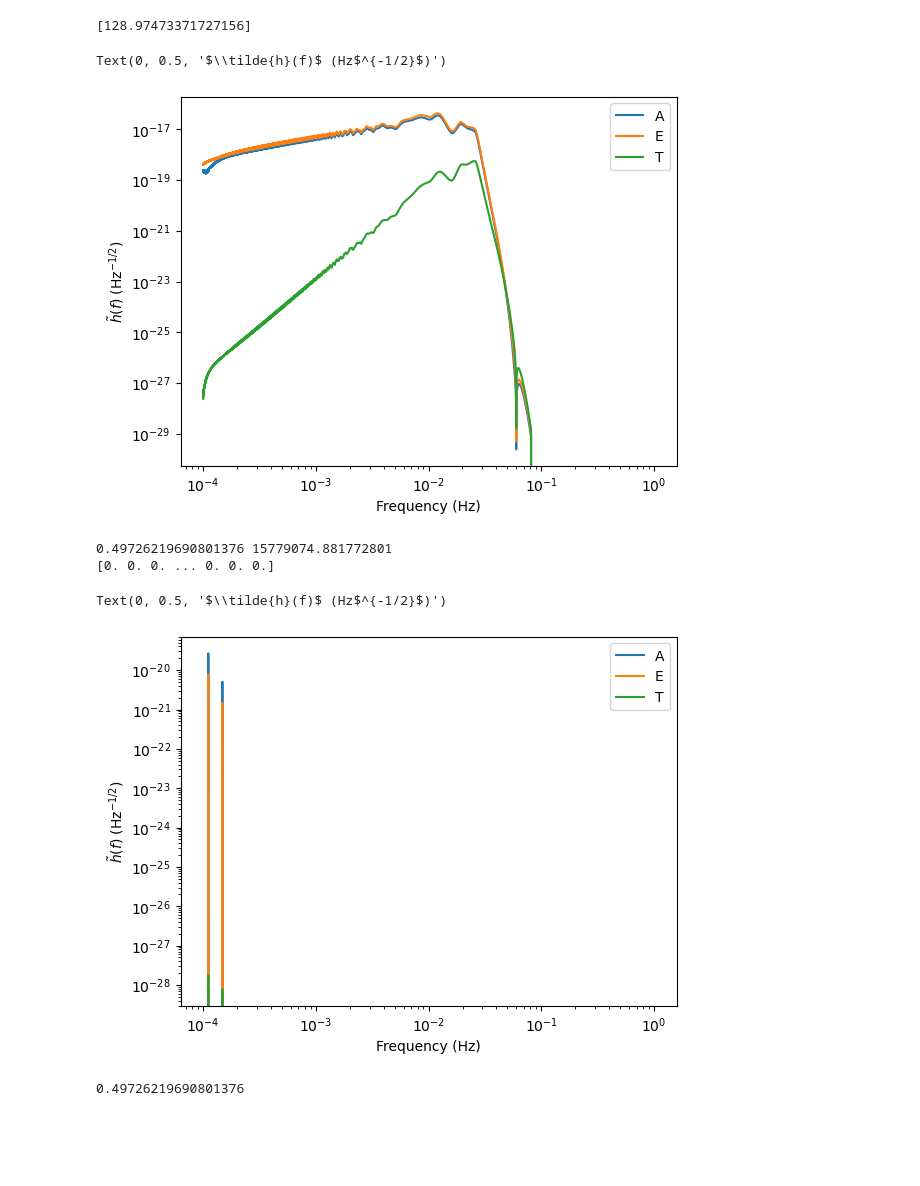
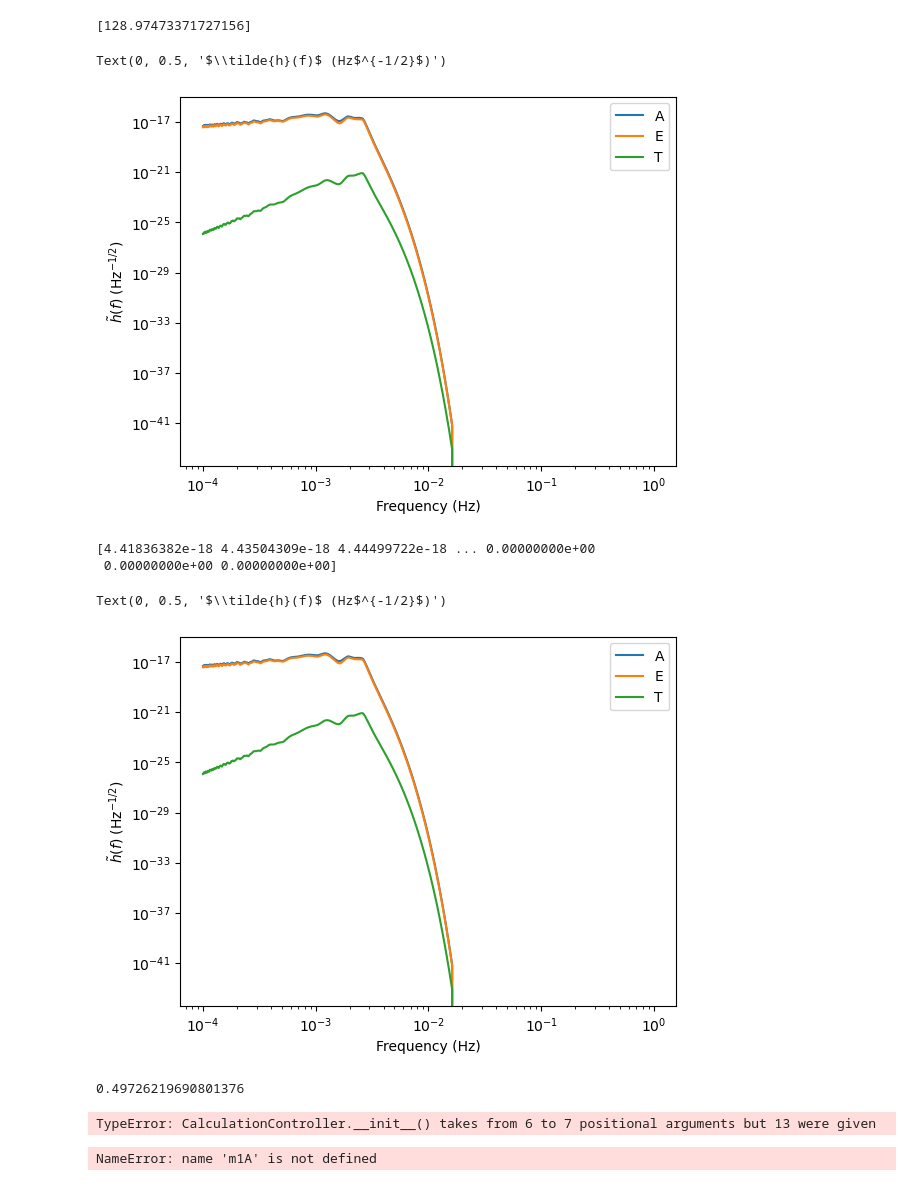
Before and after one commit to Thirtha17/SMBH-Merger-SNR-calculation-with-LISA, a Jupyter notebook: SMBH Merger Analysis for Cosmological Simulations TNG-300.ipynb, the cells around one changed output. Drawn from its saved outputs; the diff is of its cells as text; code cells hidden in the pictures; blank space fills up the shorter version.

```diff
--- a/SMBH Merger Analysis for Cosmological Simulations TNG-300.ipynb
+++ b/SMBH Merger Analysis for Cosmological Simulations TNG-300.ipynb
@@ -1323,8 +1310,8 @@ wave_gen = BBHWaveformFD(amp_phase_kwargs=dict(run_phenomd=False))
 # %%
 f_ref = 0.0  # let phenom codes set f_ref -> fmax = max(f^2A(f))
 phi_ref = 0.0 # phase at f_ref
-m1 = 1e6
-m2 = 5e5
+m1 = 1e7
+m2 = 5e6
 a1 = 0.2
 a2 = 0.4
 dist = 18e3  * PC_SI * 1e6 # 3e3 in Mpc
@@ -1350,29 +1337,29 @@ plt.xlabel("Frequency (Hz)")
 plt.ylabel(r"$\tilde{h}(f)$ (Hz$^{-1/2}$)")
 # %% [output]
 Text(0, 0.5, '$\\tilde{h}(f)$ (Hz$^{-1/2}$)')
-[figure, old version]
+[figure, new version]
 # %%
 # start at the beginning of observation
 t_obs_start = 0.0
 
-t_obs_end = (t_ref - 24 * 3600) / YRSID_SI  # 1 day before merger
-print(t_obs_end,t_ref)
+t_obs_end = /52 # 1 day before merger
+
 wave = wave_gen(m1, m2, a1, a2,
                           dist, phi_ref, f_ref, inc, lam,
                           beta, psi, t_ref, freqs=freq_new,
                           modes=modes, direct=False, fill=True, squeeze=True, length=1024, t_obs_start=t_obs_start, t_obs_end=t_obs_end)[0]
 print(np.abs(wave[0]))
 
 for i, let in enumerate(["A", "E", "T"]):
     plt.loglog(freq_new, np.abs(wave[i]), label=let)
 plt.legend()
 plt.xlabel("Frequency (Hz)")
 plt.ylabel(r"$\tilde{h}(f)$ (Hz$^{-1/2}$)")
 # %% [output]
-0.49726219690801376 15779074.881772801
-[0. 0. 0. ... 0. 0. 0.]
+[4.41836382e-18 4.43504309e-18 4.44499722e-18 ... 0.00000000e+00
+ 0.00000000e+00 0.00000000e+00]
 Text(0, 0.5, '$\\tilde{h}(f)$ (Hz$^{-1/2}$)')
-[figure, old version]
+[figure, new version]
 # %%
 np.max(t_obs_end)
 # %% [output]
@@ -1379,0 +1384,12 @@ np.max(t_obs_end)
+# %%
+SNR_calc= BBHCalculationController(m1, m2, a1, a2,
+                          dist, phi_ref, f_ref, inc, lam,
+                          beta, psi, t_ref,)
+# %% [output]
+TypeError: CalculationController.__init__() takes from 6 to 7 positional arguments but 13 were given
+# %%
+x=m1A
+y=m2A
+plt.plot(x,y)
+# %% [output]
+NameError: name 'm1A' is not defined
```
Also changed, not shown: parts of 17 cells of this notebook, 1 other file.
